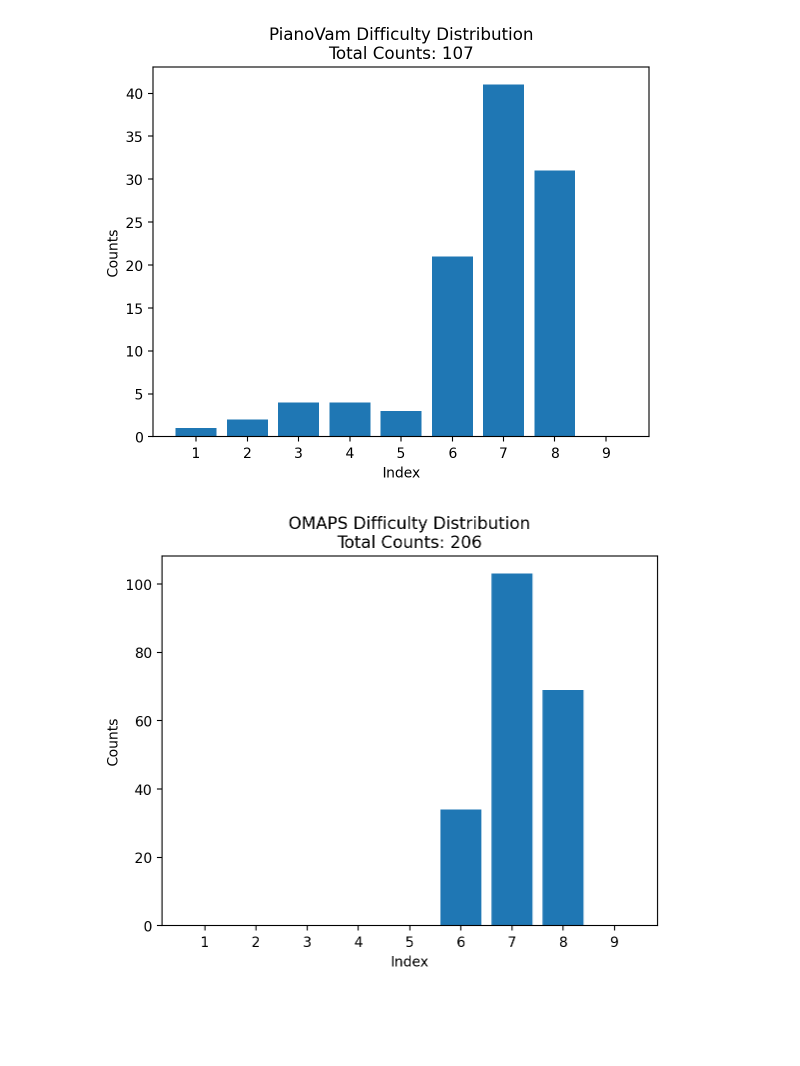
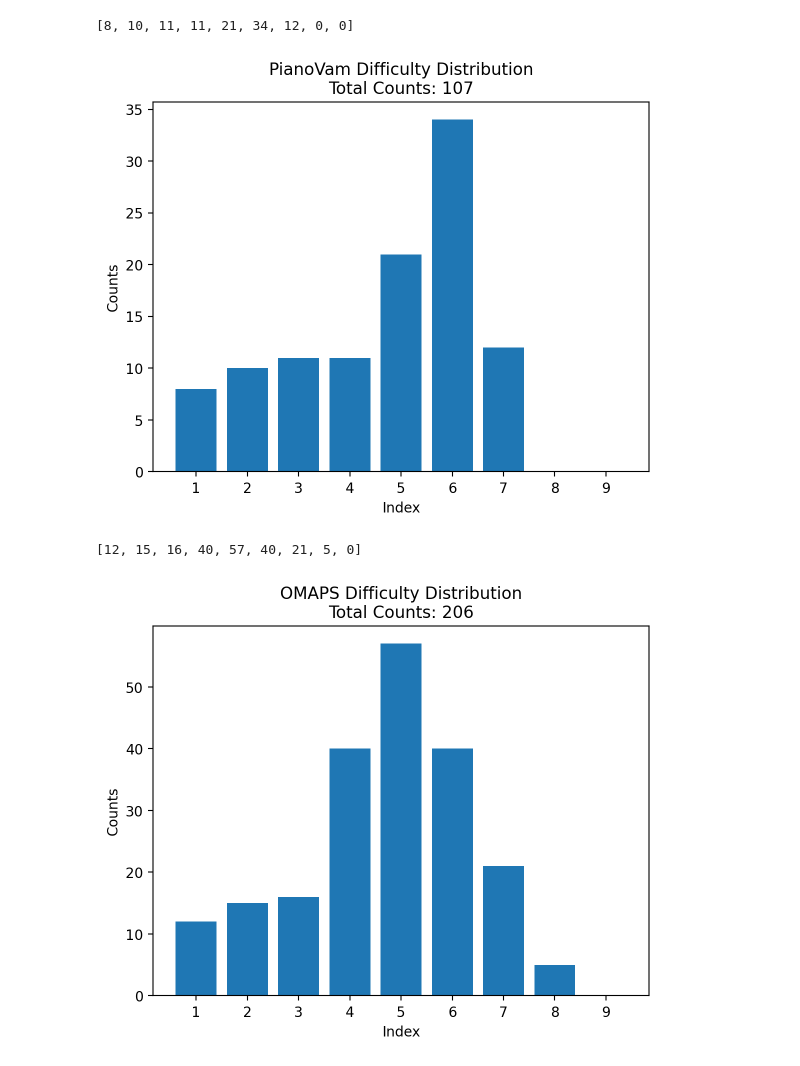
Before and after one commit to adlet0331/MidiEDA, a Jupyter notebook: RubricStatistics.ipynb, the cells around one changed output. Cells and saved outputs as stored; diff of their text form; code cells hidden in the pictures; blank space fills up the shorter version.

Commit message:
Add Scaled distribution view

```diff
--- a/RubricStatistics.ipynb
+++ b/RubricStatistics.ipynb
@@ -1,12 +1,16 @@
+# %%
+run_name = "p-est-250822-160040"
+option_name = "_scaled"
 # %%
 from RubricStatistics import get_mid_files_statistics
 import matplotlib.pyplot as plt
 
-pianovam_stats = get_mid_files_statistics("/Users/simhyeongju/AVAPT/data/pianovam/midi")
+pianovam_stats = get_mid_files_statistics(runs_name = run_name, mid_folder_path = "/Users/simhyeongju/AVAPT/data/pianovam/midi")
 
 import numpy as np
 indices = np.arange(1, 10)
 
+print(pianovam_stats)
 # 막대 그래프 생성
 plt.bar(indices, pianovam_stats)
 
@@ -19,31 +23,33 @@ plt.ylabel('Counts')
 plt.xticks(indices)
 
 # 그래프를 이미지 파일로 저장
-plt.savefig('pianovam_bar_chart.png')
+plt.savefig(f'data_distribution_plots/pianovam_{run_name}{option_name}.png')
 # %% [output]
+[8, 10, 11, 11, 21, 34, 12, 0, 0]
-[figure, old version]
+[figure, new version]
 # %%
 from RubricStatistics import get_mid_files_statistics
 import matplotlib.pyplot as plt
 
-omaps_stats = get_mid_files_statistics("/Users/simhyeongju/AVAPT/data/omaps/OMAPS2/midi")
+omaps_stats = get_mid_files_statistics(runs_name=run_name, mid_folder_path="/Users/simhyeongju/AVAPT/data/omaps/OMAPS2/midi")
 
 import numpy as np
 indices = np.arange(1, 10)
 
 # 막대 그래프 생성
 plt.bar(indices, omaps_stats)
-# print(omaps_stats)
+print(omaps_stats)
 
 # 그래프 제목 및 축 레이블 추가
 plt.title('OMAPS Difficulty Distribution\nTotal Counts: {}'.format(sum(omaps_stats)))
 plt.xlabel('Index')
 plt.ylabel('Counts')
 
 # x축 눈금을 1부터 9까지 정수로 설정
 plt.xticks(indices)
 
 # 그래프를 이미지 파일로 저장
-plt.savefig('omaps_bar_chart.png')
+plt.savefig(f'data_distribution_plots/omaps_{run_name}_{option_name}.png')
 # %% [output]
+[12, 15, 16, 40, 57, 40, 21, 5, 0]
-[figure, old version]
+[figure, new version]
```
Also changed, not shown: 15 other files.
